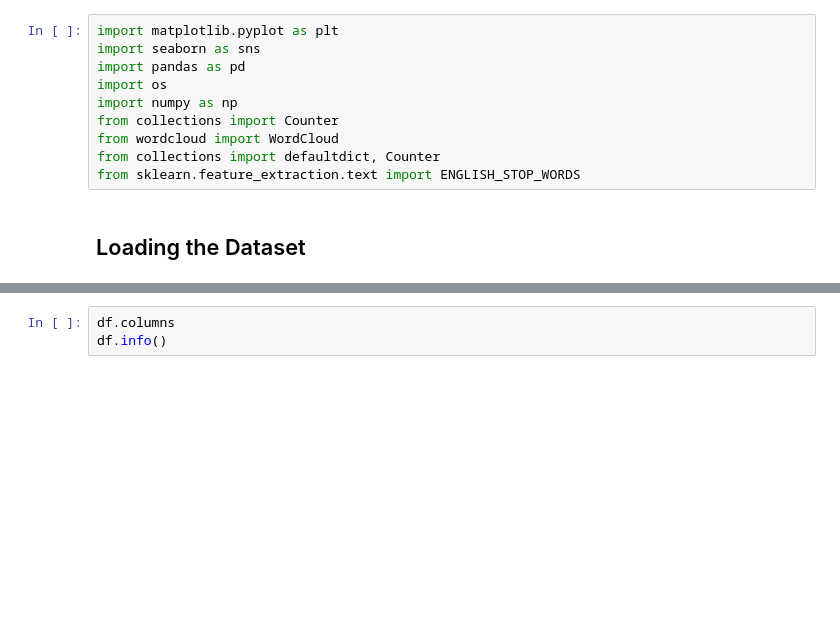
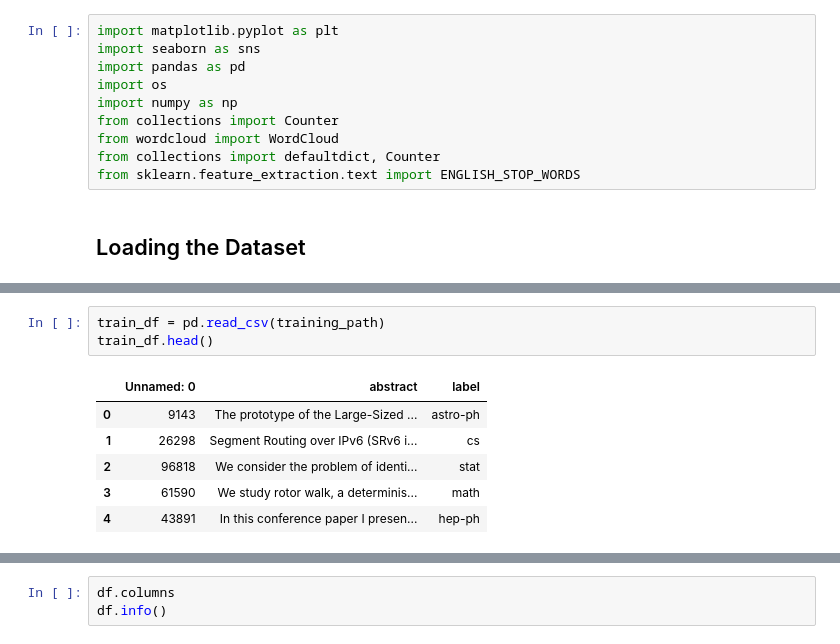
Before and after one commit to Espes99/DAT550-Project, a Jupyter notebook: RNNs/notebooks/data_inspection.ipynb, the cells around one changed output, grey strips where cells are left out. Drawn from its saved outputs; the diff is of its cells as text; blank space fills up the shorter version.

```diff
--- a/RNNs/notebooks/data_inspection.ipynb
+++ b/RNNs/notebooks/data_inspection.ipynb
@@ -24,3 +27,13 @@ df.head()
 | 2 | 82700 | A number of physically intuitive ... | quant-ph |
 | 3 | 78830 | In the last decade rare-earth hex... | physics |
 | 4 | 94948 | We introduce the weak barycenter ... | stat |
+# %%
+train_df = pd.read_csv(training_path)
+train_df.head()
+# %% [output]
+|  | Unnamed: 0 | abstract | label |
+| 0 | 9143 | The prototype of the Large-Sized ... | astro-ph |
+| 1 | 26298 | Segment Routing over IPv6 (SRv6 i... | cs |
+| 2 | 96818 | We consider the problem of identi... | stat |
+| 3 | 61590 | We study rotor walk, a determinis... | math |
+| 4 | 43891 | In this conference paper I presen... | hep-ph |
```
Also changed, not shown: parts of 10 cells of this notebook.
